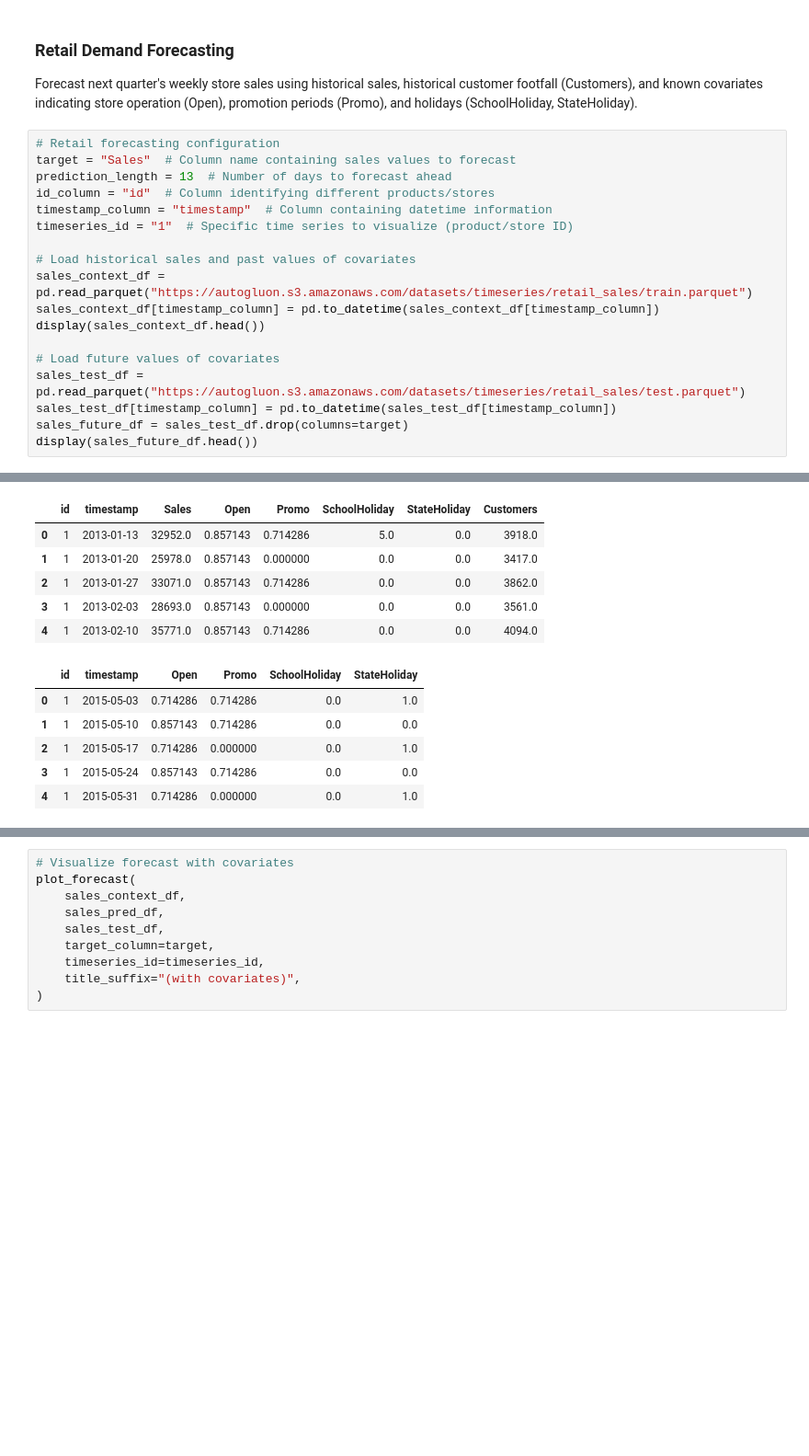
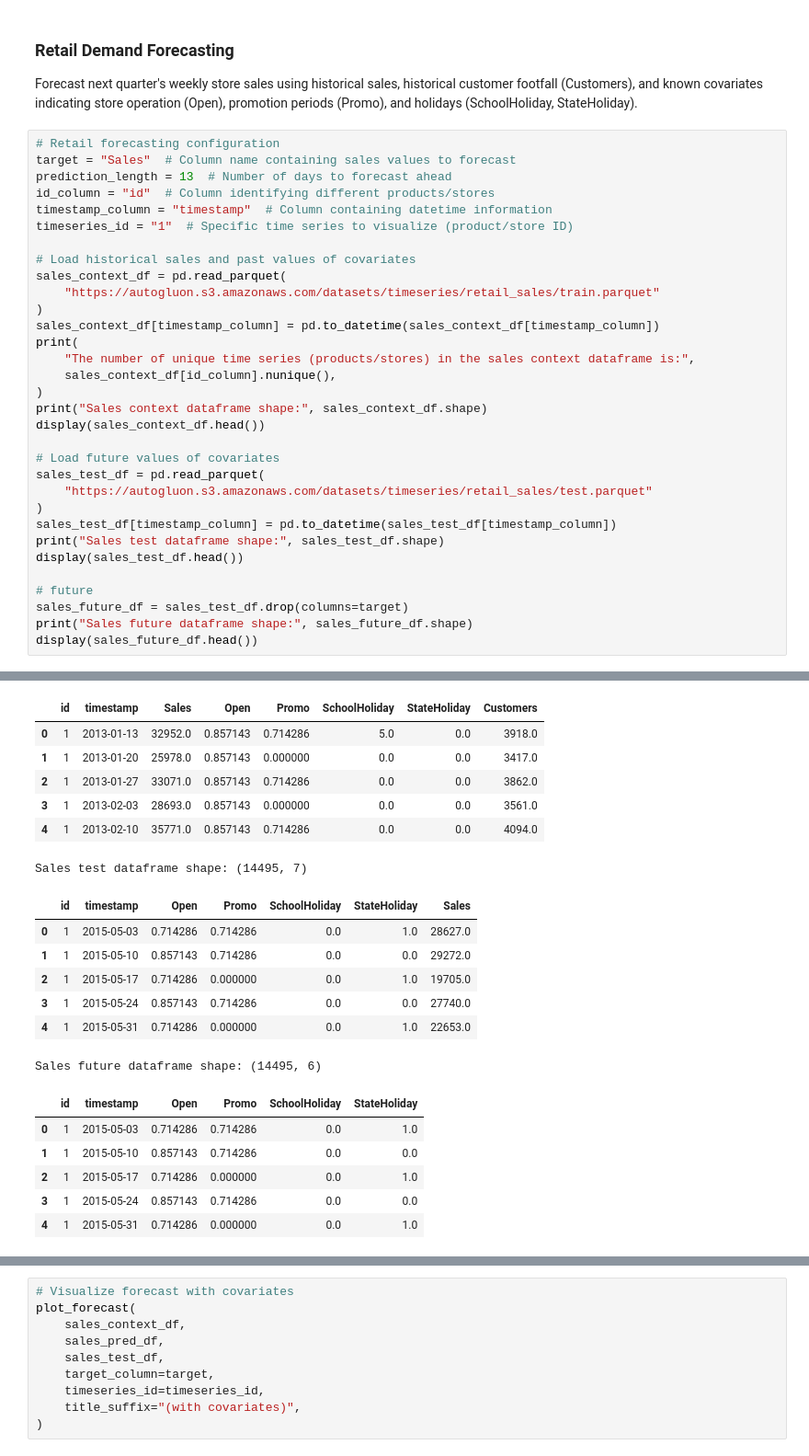
Before and after one commit to jiecui/chronos-forecasting, a Jupyter notebook: notebooks/chronos-2-quickstart.ipynb, the cells around one changed output, grey strips where cells are left out. Shown at 92% size. Cells and saved outputs as stored; diff of their text form; blank space fills up the shorter version.

```diff
--- a/notebooks/chronos-2-quickstart.ipynb
+++ b/notebooks/chronos-2-quickstart.ipynb
@@ -237,13 +269,27 @@ timestamp_column = "timestamp"  # Column containing datetime information
 timeseries_id = "1"  # Specific time series to visualize (product/store ID)
 
 # Load historical sales and past values of covariates
-sales_context_df = pd.read_parquet("https://autogluon.s3.amazonaws.com/datasets/timeseries/retail_sales/train.parquet")
+sales_context_df = pd.read_parquet(
+    "https://autogluon.s3.amazonaws.com/datasets/timeseries/retail_sales/train.parquet"
+)
 sales_context_df[timestamp_column] = pd.to_datetime(sales_context_df[timestamp_column])
+print(
+    "The number of unique time series (products/stores) in the sales context dataframe is:",
+    sales_context_df[id_column].nunique(),
+)
+print("Sales context dataframe shape:", sales_context_df.shape)
 display(sales_context_df.head())
 
 # Load future values of covariates
-sales_test_df = pd.read_parquet("https://autogluon.s3.amazonaws.com/datasets/timeseries/retail_sales/test.parquet")
+sales_test_df = pd.read_parquet(
+    "https://autogluon.s3.amazonaws.com/datasets/timeseries/retail_sales/test.parquet"
+)
 sales_test_df[timestamp_column] = pd.to_datetime(sales_test_df[timestamp_column])
+print("Sales test dataframe shape:", sales_test_df.shape)
+display(sales_test_df.head())
+
+# future
 sales_future_df = sales_test_df.drop(columns=target)
+print("Sales future dataframe shape:", sales_future_df.shape)
 display(sales_future_df.head())
 # %% [output]
@@ -250,15 +298,23 @@ display(sales_future_df.head())
 |  | id | timestamp | Sales | Open | Promo | SchoolHoliday | StateHoliday | Customers |
 | 0 | 1 | 2013-01-13 | 32952.0 | 0.857143 | 0.714286 | 5.0 | 0.0 | 3918.0 |
 | 1 | 1 | 2013-01-20 | 25978.0 | 0.857143 | 0.000000 | 0.0 | 0.0 | 3417.0 |
 | 2 | 1 | 2013-01-27 | 33071.0 | 0.857143 | 0.714286 | 0.0 | 0.0 | 3862.0 |
 | 3 | 1 | 2013-02-03 | 28693.0 | 0.857143 | 0.000000 | 0.0 | 0.0 | 3561.0 |
 | 4 | 1 | 2013-02-10 | 35771.0 | 0.857143 | 0.714286 | 0.0 | 0.0 | 4094.0 |
+Sales test dataframe shape: (14495, 7)
-|  | id | timestamp | Open | Promo | SchoolHoliday | StateHoliday |
-| 0 | 1 | 2015-05-03 | 0.714286 | 0.714286 | 0.0 | 1.0 |
-| 1 | 1 | 2015-05-10 | 0.857143 | 0.714286 | 0.0 | 0.0 |
-| 2 | 1 | 2015-05-17 | 0.714286 | 0.000000 | 0.0 | 1.0 |
-| 3 | 1 | 2015-05-24 | 0.857143 | 0.714286 | 0.0 | 0.0 |
-| 4 | 1 | 2015-05-31 | 0.714286 | 0.000000 | 0.0 | 1.0 |
+|  | id | timestamp | Open | Promo | SchoolHoliday | StateHoliday | Sales |
+| 0 | 1 | 2015-05-03 | 0.714286 | 0.714286 | 0.0 | 1.0 | 28627.0 |
+| 1 | 1 | 2015-05-10 | 0.857143 | 0.714286 | 0.0 | 0.0 | 29272.0 |
+| 2 | 1 | 2015-05-17 | 0.714286 | 0.000000 | 0.0 | 1.0 | 19705.0 |
+| 3 | 1 | 2015-05-24 | 0.857143 | 0.714286 | 0.0 | 0.0 | 27740.0 |
+| 4 | 1 | 2015-05-31 | 0.714286 | 0.000000 | 0.0 | 1.0 | 22653.0 |
+Sales future dataframe shape: (14495, 6)
+|  | id | timestamp | Open | Promo | SchoolHoliday | StateHoliday |
+| 0 | 1 | 2015-05-03 | 0.714286 | 0.714286 | 0.0 | 1.0 |
+| 1 | 1 | 2015-05-10 | 0.857143 | 0.714286 | 0.0 | 0.0 |
+| 2 | 1 | 2015-05-17 | 0.714286 | 0.000000 | 0.0 | 1.0 |
+| 3 | 1 | 2015-05-24 | 0.857143 | 0.714286 | 0.0 | 0.0 |
+| 4 | 1 | 2015-05-31 | 0.714286 | 0.000000 | 0.0 | 1.0 |
 # %%
 # Generate predictions with covariates
 sales_pred_df = pipeline.predict_df(
```
Also changed, not shown: parts of 16 cells of this notebook.
